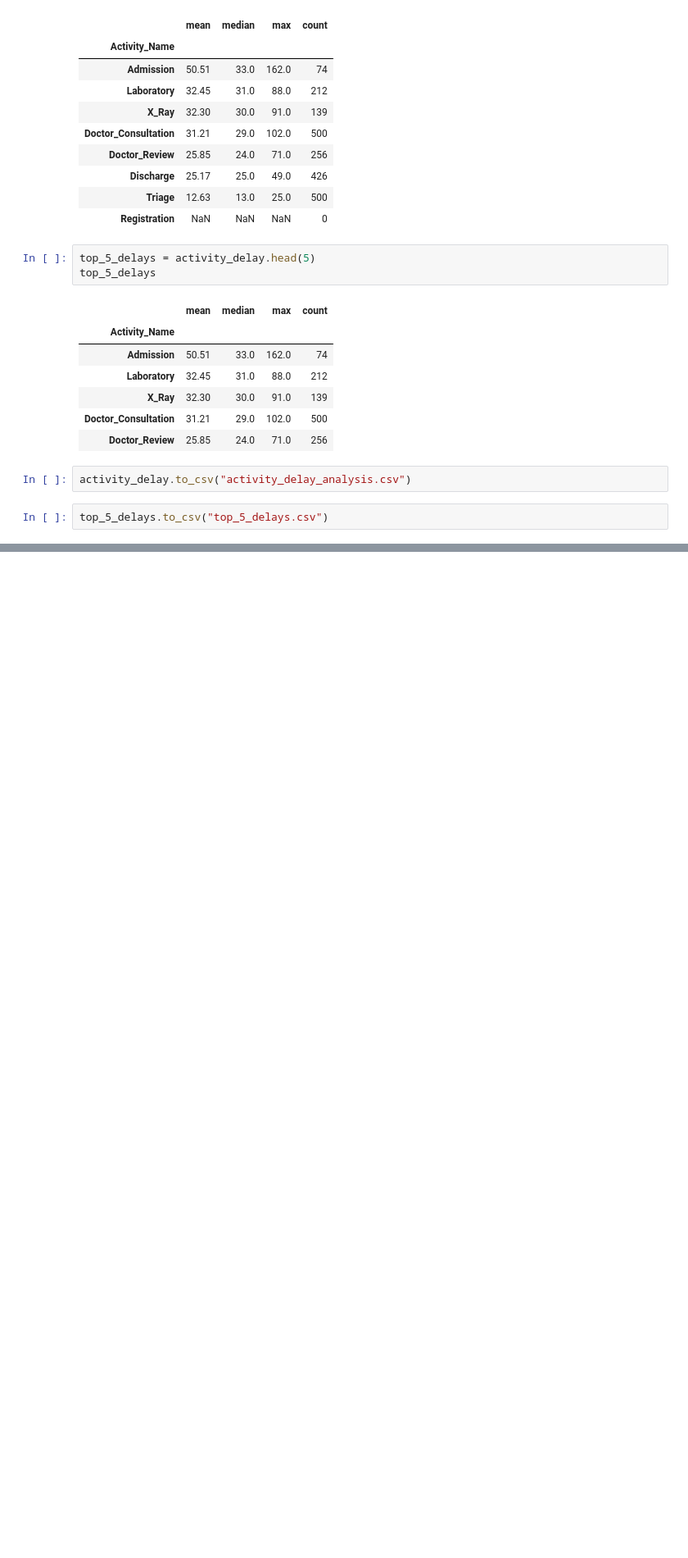
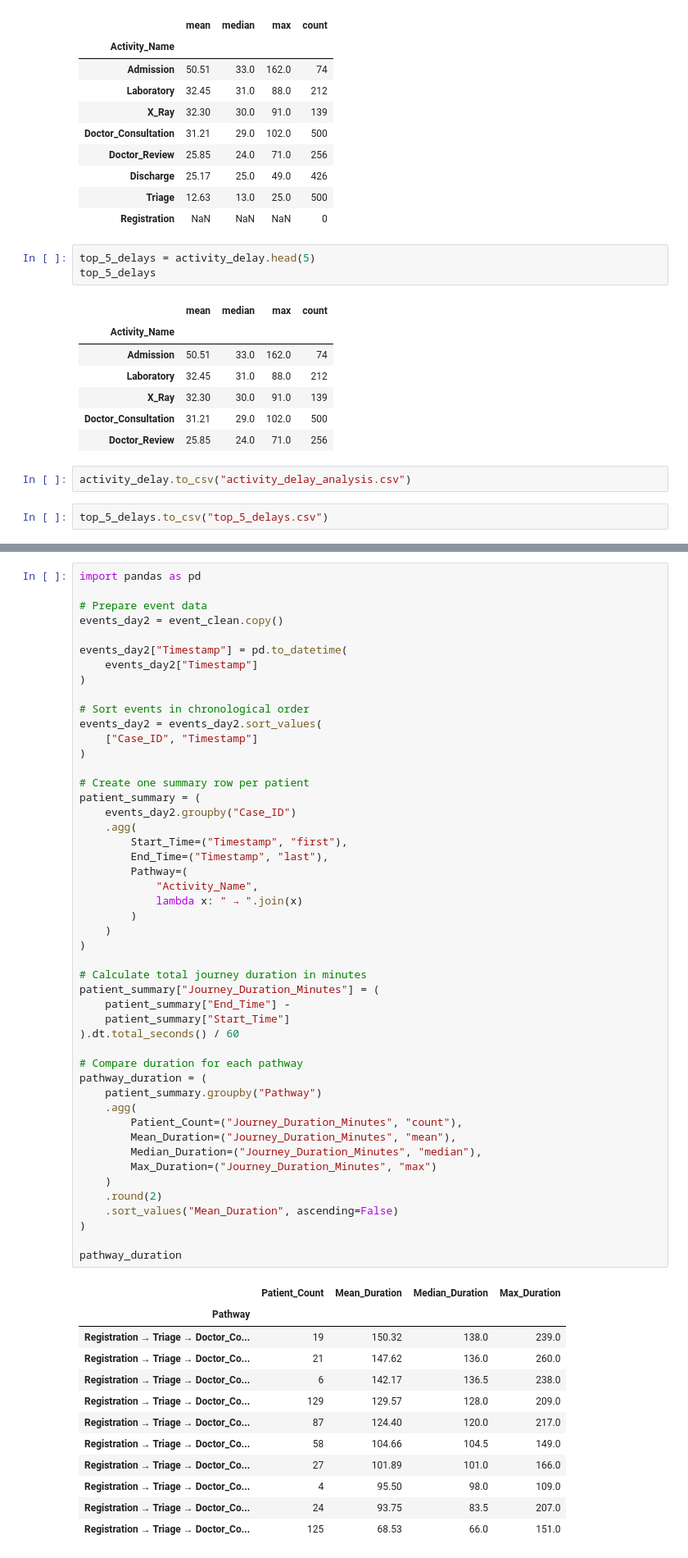
Before and after one commit to Ananyasingh0413/CareFlow---Clinical-Pathway-Process-Mining, a Jupyter notebook: healthcare_project-checkpoint.ipynb, the cells around one changed output, grey strips where cells are left out. Shown at 82% size. Cells and saved outputs as stored; diff of their text form; blank space fills up the shorter version.

```diff
--- a/healthcare_project-checkpoint.ipynb
+++ b/healthcare_project-checkpoint.ipynb
@@ -1495,0 +1586,61 @@ top_5_delays.to_csv("top_5_delays.csv")
+# %%
+import pandas as pd
+
+# Prepare event data
+events_day2 = event_clean.copy()
+
+events_day2["Timestamp"] = pd.to_datetime(
+    events_day2["Timestamp"]
+)
+
+# Sort events in chronological order
+events_day2 = events_day2.sort_values(
+    ["Case_ID", "Timestamp"]
+)
+
+# Create one summary row per patient
+patient_summary = (
+    events_day2.groupby("Case_ID")
+    .agg(
+        Start_Time=("Timestamp", "first"),
+        End_Time=("Timestamp", "last"),
+        Pathway=(
+            "Activity_Name",
+            lambda x: " → ".join(x)
+        )
+    )
+)
+
+# Calculate total journey duration in minutes
+patient_summary["Journey_Duration_Minutes"] = (
+    patient_summary["End_Time"] -
+    patient_summary["Start_Time"]
+).dt.total_seconds() / 60
+
+# Compare duration for each pathway
+pathway_duration = (
+    patient_summary.groupby("Pathway")
+    .agg(
+        Patient_Count=("Journey_Duration_Minutes", "count"),
+        Mean_Duration=("Journey_Duration_Minutes", "mean"),
+        Median_Duration=("Journey_Duration_Minutes", "median"),
+        Max_Duration=("Journey_Duration_Minutes", "max")
+    )
+    .round(2)
+    .sort_values("Mean_Duration", ascending=False)
+)
+
+pathway_duration
+# %% [output]
+|  | Patient_Count | Mean_Duration | Median_Duration | Max_Duration |
+| Pathway |  |  |  |  |
+| Registration → Triage → Doctor_Co... | 19 | 150.32 | 138.0 | 239.0 |
+| Registration → Triage → Doctor_Co... | 21 | 147.62 | 136.0 | 260.0 |
+| Registration → Triage → Doctor_Co... | 6 | 142.17 | 136.5 | 238.0 |
+| Registration → Triage → Doctor_Co... | 129 | 129.57 | 128.0 | 209.0 |
+| Registration → Triage → Doctor_Co... | 87 | 124.40 | 120.0 | 217.0 |
+| Registration → Triage → Doctor_Co... | 58 | 104.66 | 104.5 | 149.0 |
+| Registration → Triage → Doctor_Co... | 27 | 101.89 | 101.0 | 166.0 |
+| Registration → Triage → Doctor_Co... | 4 | 95.50 | 98.0 | 109.0 |
+| Registration → Triage → Doctor_Co... | 24 | 93.75 | 83.5 | 207.0 |
+| Registration → Triage → Doctor_Co... | 125 | 68.53 | 66.0 | 151.0 |
```
Also changed, not shown: parts of 6 cells of this notebook.
